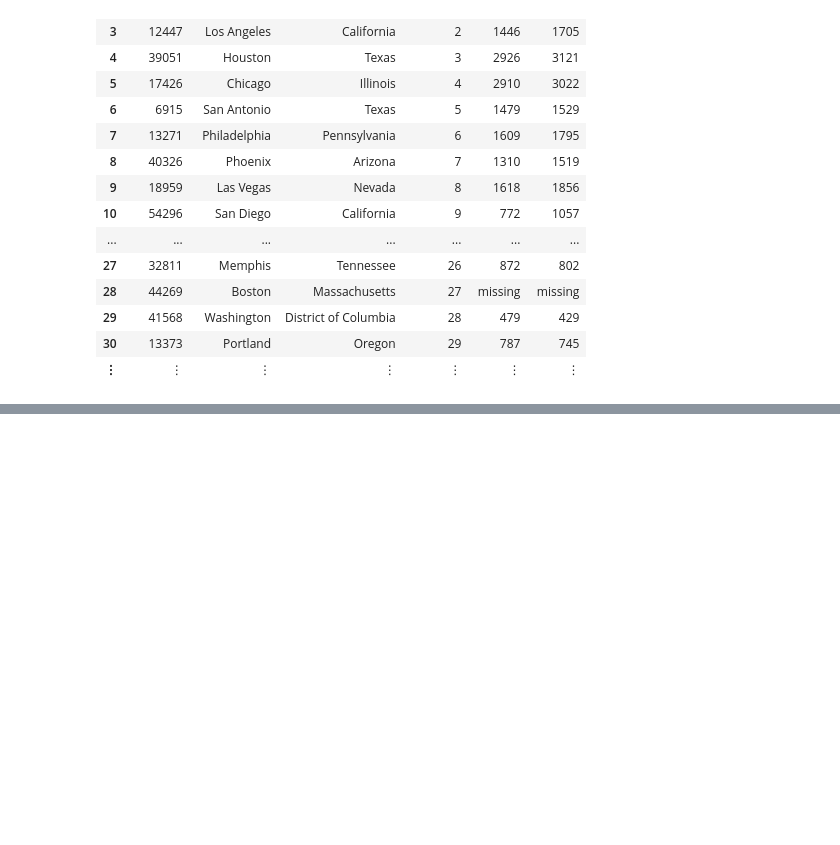
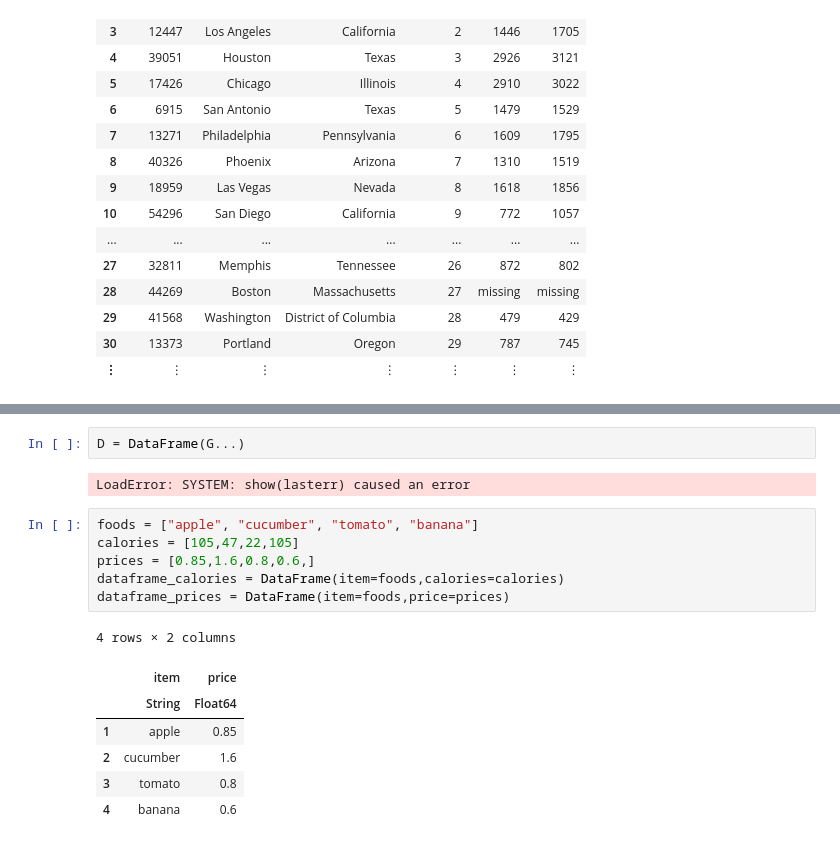
Before and after one commit to shailendra-repo/Julia, a Jupyter notebook: DataScience/Practice/Julia for Data Science - JuliaAcademy.ipynb, the cells around one changed output, grey strips where cells are left out. Saved outputs shown, nothing was run; the diff lists cells and outputs as text; blank space fills up the shorter version.

```diff
--- a/DataScience/Practice/Julia for Data Science - JuliaAcademy.ipynb
+++ b/DataScience/Practice/Julia for Data Science - JuliaAcademy.ipynb
@@ -290,0 +409,18 @@ DataFrame(T1,[x for x in T1[1,:]])
+# %%
+D = DataFrame(G...)
+# %% [output]
+LoadError: SYSTEM: show(lasterr) caused an error
+# %%
+foods = ["apple", "cucumber", "tomato", "banana"]
+calories = [105,47,22,105]
+prices = [0.85,1.6,0.8,0.6,]
+dataframe_calories = DataFrame(item=foods,calories=calories)
+dataframe_prices = DataFrame(item=foods,price=prices)
+# %% [output]
+4 rows × 2 columns
+|  | item | price |
+|  | String | Float64 |
+| 1 | apple | 0.85 |
+| 2 | cucumber | 1.6 |
+| 3 | tomato | 0.8 |
+| 4 | banana | 0.6 |
```
Also changed, not shown: parts of 25 cells of this notebook, 36 other files.
